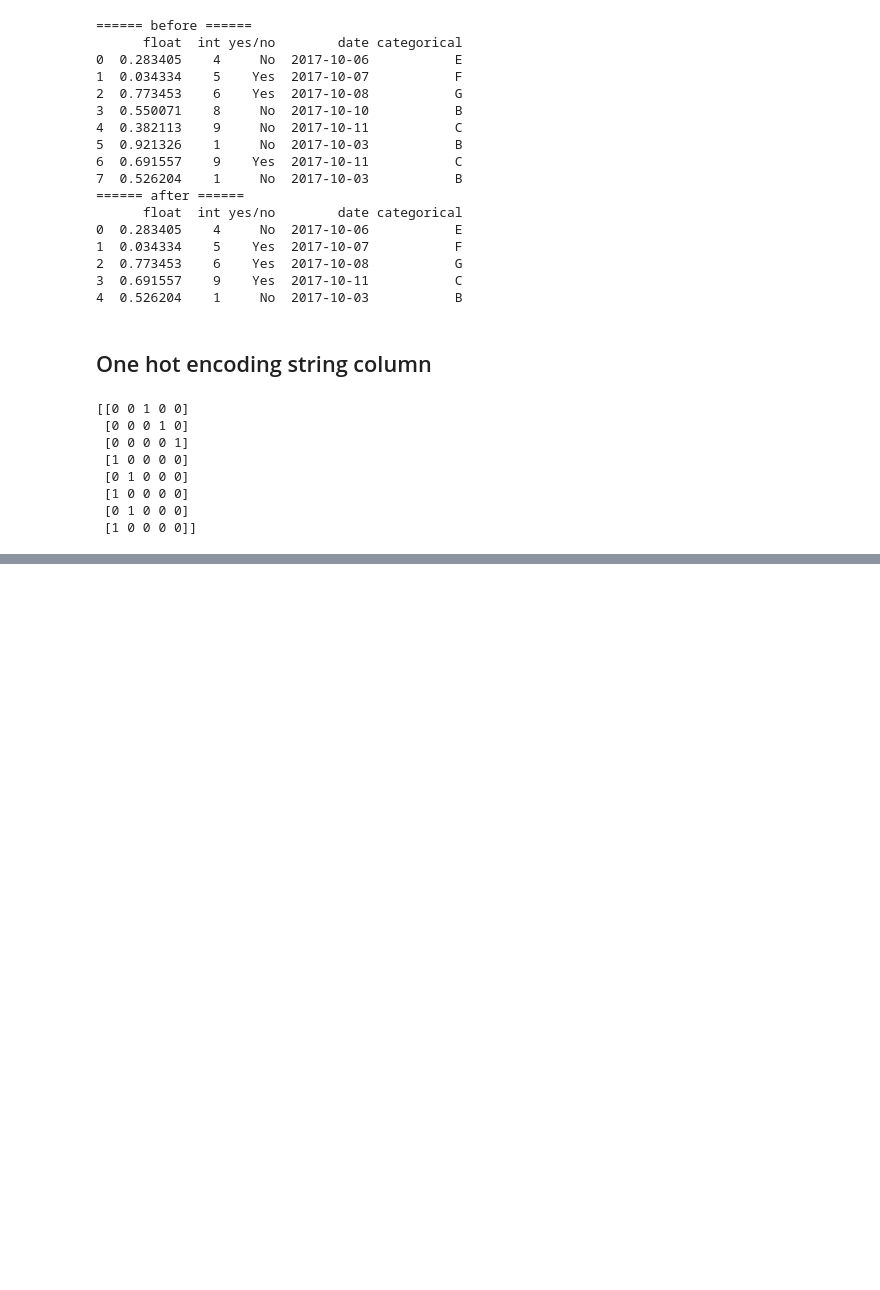
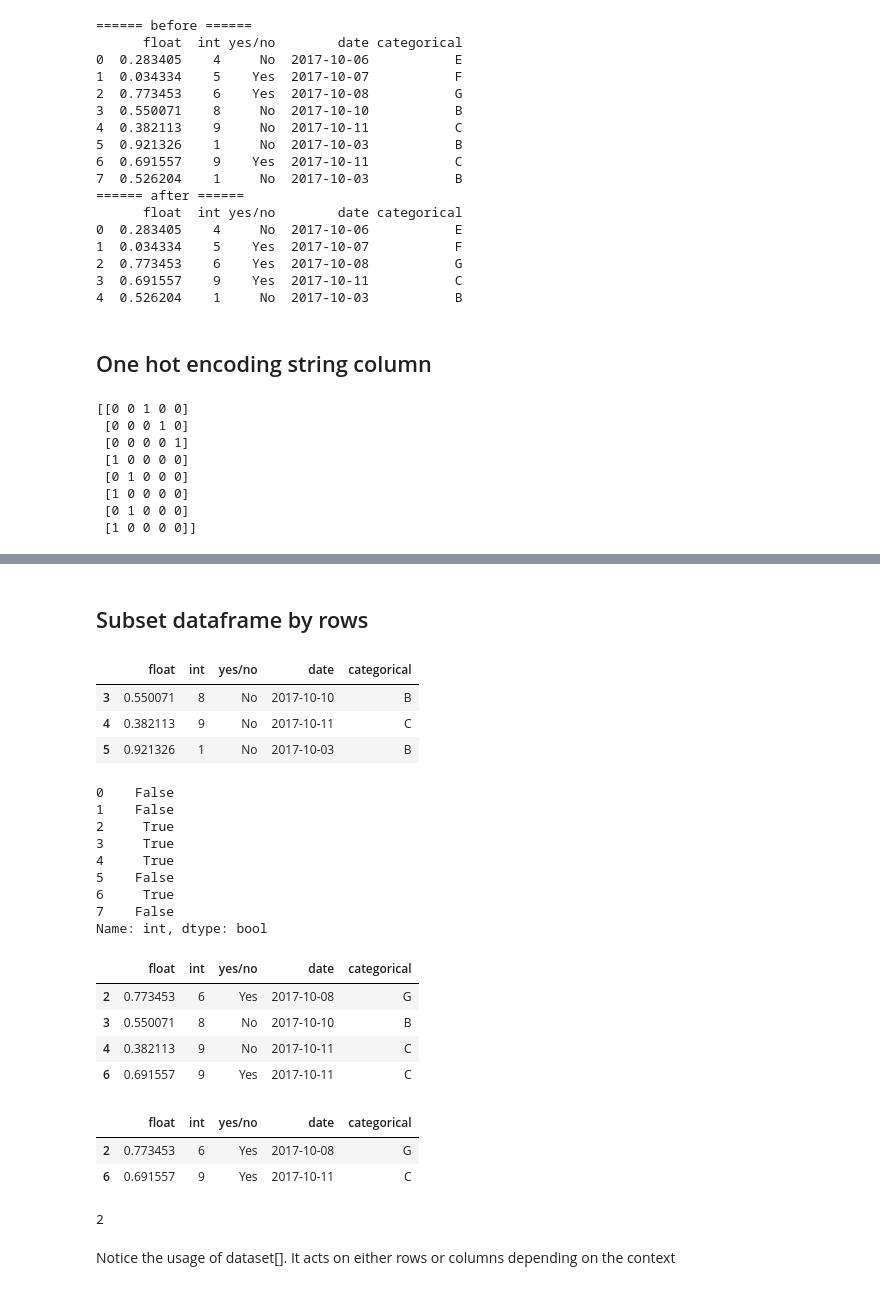
Before and after one commit to iamjz/Python-Data, a Jupyter notebook: Preprocessing.ipynb, the cells around one changed output, grey strips where cells are left out. Drawn from its saved outputs; the diff is of its cells as text; code cells hidden in the pictures; blank space fills up the shorter version.

```diff
--- a/Preprocessing.ipynb
+++ b/Preprocessing.ipynb
@@ -492,0 +623,48 @@ print(onehot)
+# %% [markdown]
+## Subset dataframe by rows
+# %%
+Example(inspecting = False)
+
+dataset.iloc[[3, 4, 5], :]
+# %% [output]
+|  | float | int | yes/no | date | categorical |
+| 3 | 0.550071 | 8 | No | 2017-10-10 | B |
+| 4 | 0.382113 | 9 | No | 2017-10-11 | C |
+| 5 | 0.921326 | 1 | No | 2017-10-03 | B |
+# %%
+Example(inspecting = False)
+
+print(dataset["int"] > 5)
+
+dataset[dataset["int"] > 5]
+# %% [output]
+0    False
+1    False
+2     True
+3     True
+4     True
+5    False
+6     True
+7    False
+Name: int, dtype: bool
+|  | float | int | yes/no | date | categorical |
+| 2 | 0.773453 | 6 | Yes | 2017-10-08 | G |
+| 3 | 0.550071 | 8 | No | 2017-10-10 | B |
+| 4 | 0.382113 | 9 | No | 2017-10-11 | C |
+| 6 | 0.691557 | 9 | Yes | 2017-10-11 | C |
+# %%
+Example(inspecting = False)
+
+dataset[(dataset["float"] > 0.5) & (dataset["yes/no"] == 'Yes')]
+# %% [output]
+|  | float | int | yes/no | date | categorical |
+| 2 | 0.773453 | 6 | Yes | 2017-10-08 | G |
+| 6 | 0.691557 | 9 | Yes | 2017-10-11 | C |
+# %%
+Example(inspecting = False)
+
+np.sum((dataset["float"] > 0.5) & (dataset["yes/no"] == "Yes"))
+# %% [output]
+2
+# %% [markdown]
+Notice the usage of dataset[]. It acts on either rows or columns depending on the context
```
Also changed, not shown: parts of 24 cells of this notebook.
